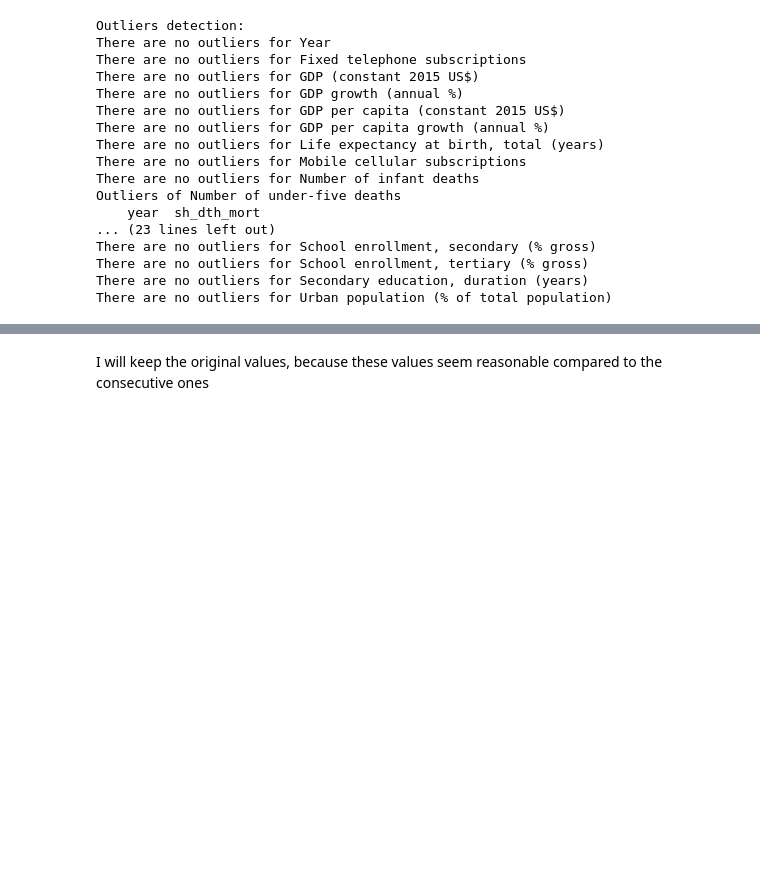
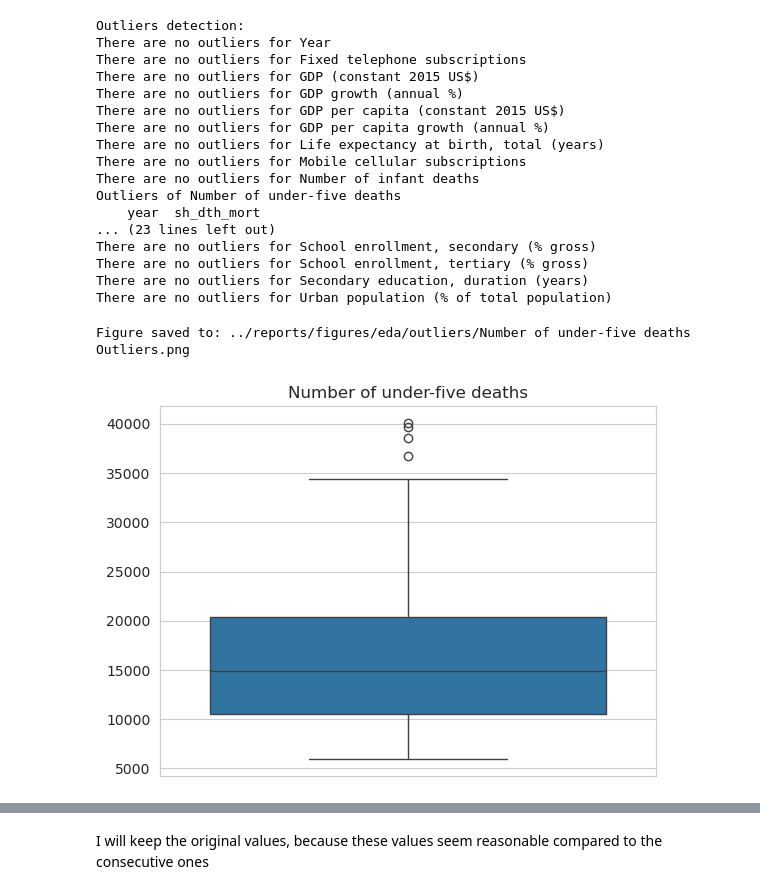
Before and after one commit to alejo-cuello/research-on-argentina, a Jupyter notebook: notebooks/0.1-alejo-explore_data.ipynb, the cells around one changed output, grey strips where cells are left out. Saved outputs shown, nothing was run; the diff lists cells and outputs as text; code cells hidden in the pictures; blank space fills up the shorter version.

Commit message:
Add boxplots to outliers analysis

```diff
--- a/notebooks/0.1-alejo-explore_data.ipynb
+++ b/notebooks/0.1-alejo-explore_data.ipynb
@@ -386,3 +392,12 @@ There are no outliers for School enrollment, secondary (% gross)
 There are no outliers for School enrollment, tertiary (% gross)
 There are no outliers for Secondary education, duration (years)
 There are no outliers for Urban population (% of total population)
+# %%
+sns.boxplot(data=arg_di_df_best_cases, y='sh_dth_mort')
+plt.title(get_indicator_name('sh_dth_mort', True))
+plt.ylabel('')
+save_figure(get_indicator_name('sh_dth_mort', True) + ' Outliers', "eda/outliers")
+plt.show()
+# %% [output]
+Figure saved to: ../reports/figures/eda/outliers/Number of under-five deaths Outliers.png
+[figure, added]
```
Also changed, not shown: parts of 3 cells of this notebook.
